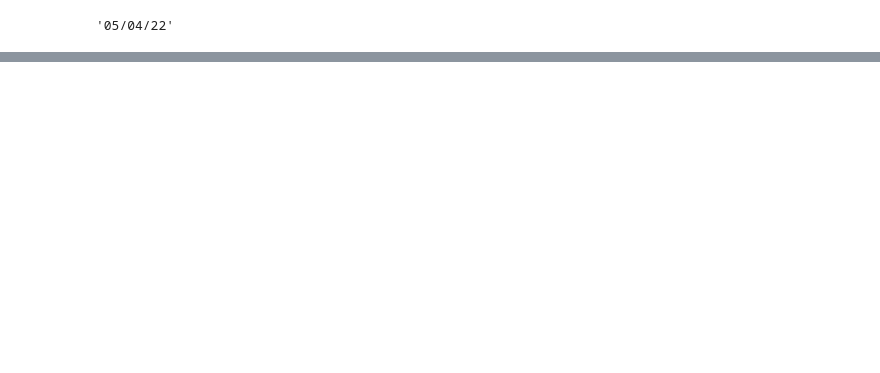
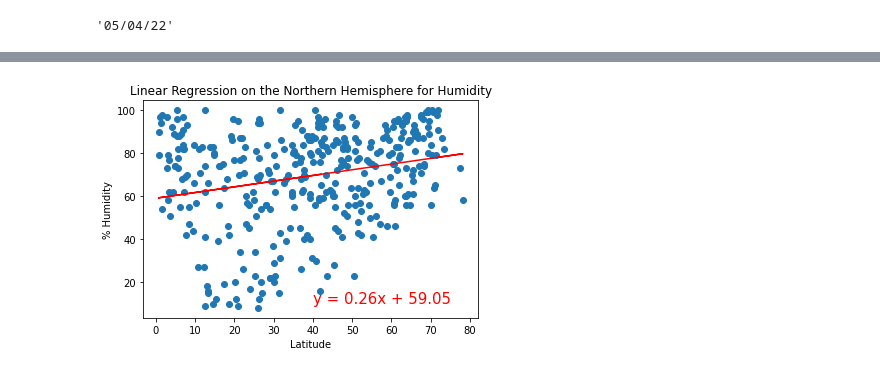
Before and after one commit to conorwhanson/World_Weather_Analysis, a Jupyter notebook: WeatherPy.ipynb, the cells around one changed output, grey strips where cells are left out. Cells and saved outputs as stored; diff of their text form; code cells hidden in the pictures; blank space fills up the shorter version.

```diff
--- a/WeatherPy.ipynb
+++ b/WeatherPy.ipynb
@@ -338,0 +320,9 @@ SyntaxError: EOL while scanning string literal (2311788229.py, line 7)
+# %%
+# find correlation between lat and % humidity
+x = n_hemi_df["Lat"]
+y = n_hemi_df["Humidity"]
+
+plot_linear_regression(
+x, y, "Linear Regression on the Northern Hemisphere for Humidity", "% Humidity", (40,10))
+# %% [output]
+[figure, added]
```
Also changed, not shown: parts of 18 cells of this notebook, 6 other files.
